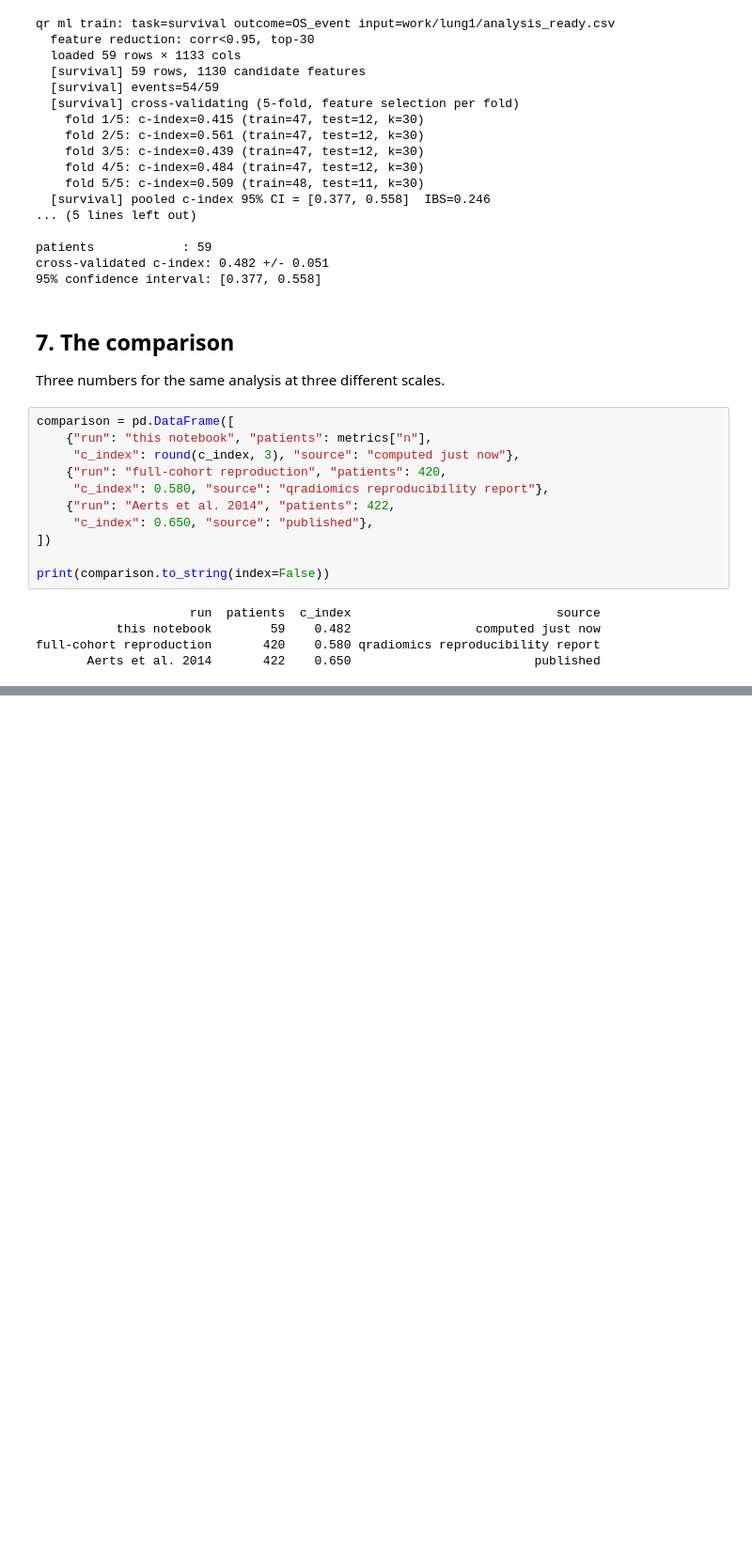
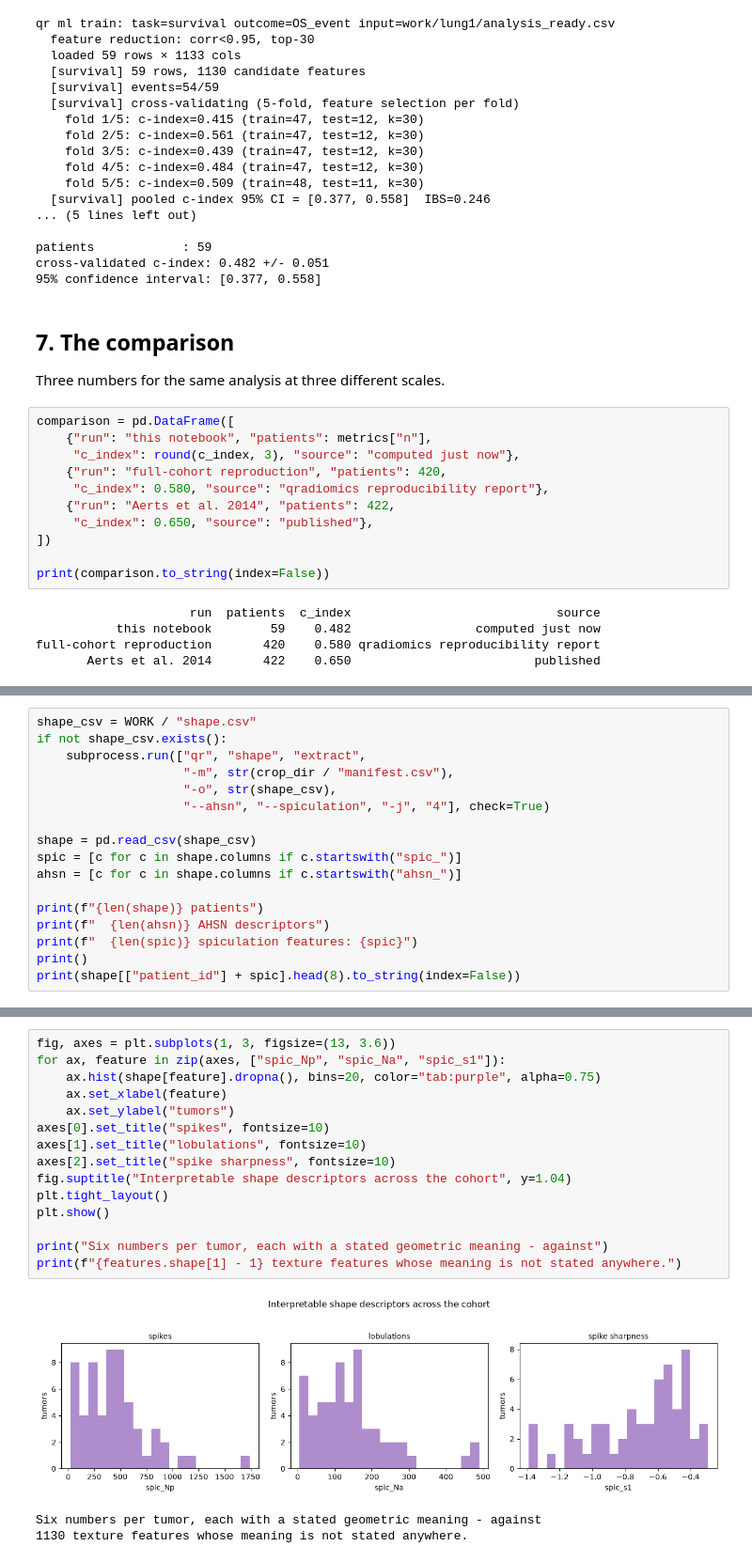
Before and after one commit to choilab-jefferson/medimage, a Jupyter notebook: Chapter8_Reproducibility.ipynb, the cells around one changed output, grey strips where cells are left out. Shown at 94% size. Saved outputs shown, nothing was run; the diff lists cells and outputs as text; blank space fills up the shorter version.

```diff
--- a/Chapter8_Reproducibility.ipynb
+++ b/Chapter8_Reproducibility.ipynb
@@ -521,0 +522,17 @@ result and a coin toss.
+# %%
+shape_csv = WORK / "shape.csv"
+if not shape_csv.exists():
+    subprocess.run(["qr", "shape", "extract",
+                    "-m", str(crop_dir / "manifest.csv"),
+                    "-o", str(shape_csv),
+                    "--ahsn", "--spiculation", "-j", "4"], check=True)
+
+shape = pd.read_csv(shape_csv)
+spic = [c for c in shape.columns if c.startswith("spic_")]
+ahsn = [c for c in shape.columns if c.startswith("ahsn_")]
+
+print(f"{len(shape)} patients")
+print(f"  {len(ahsn)} AHSN descriptors")
+print(f"  {len(spic)} spiculation features: {spic}")
+print()
+print(shape[["patient_id"] + spic].head(8).to_string(index=False))
@@ -521,0 +553,19 @@ result and a coin toss.
+# %%
+fig, axes = plt.subplots(1, 3, figsize=(13, 3.6))
+for ax, feature in zip(axes, ["spic_Np", "spic_Na", "spic_s1"]):
+    ax.hist(shape[feature].dropna(), bins=20, color="tab:purple", alpha=0.75)
+    ax.set_xlabel(feature)
+    ax.set_ylabel("tumors")
+axes[0].set_title("spikes", fontsize=10)
+axes[1].set_title("lobulations", fontsize=10)
+axes[2].set_title("spike sharpness", fontsize=10)
+fig.suptitle("Interpretable shape descriptors across the cohort", y=1.04)
+plt.tight_layout()
+plt.show()
+
+print("Six numbers per tumor, each with a stated geometric meaning - against")
+print(f"{features.shape[1] - 1} texture features whose meaning is not stated anywhere.")
+# %% [output]
+[figure, added]
+Six numbers per tumor, each with a stated geometric meaning - against
+1130 texture features whose meaning is not stated anywhere.
```
Also changed, not shown: parts of 14 cells of this notebook, 11 other files.
